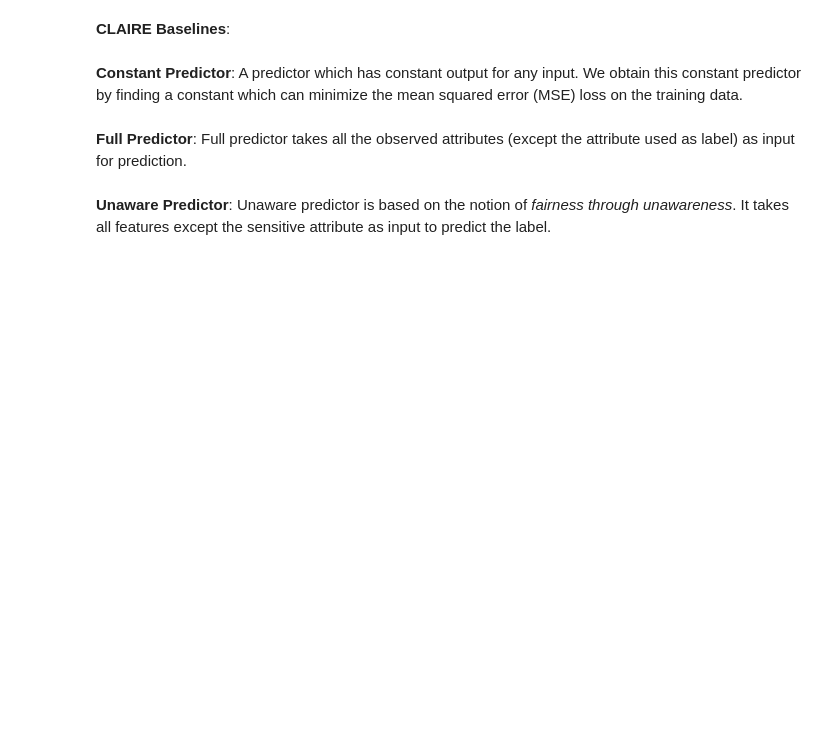
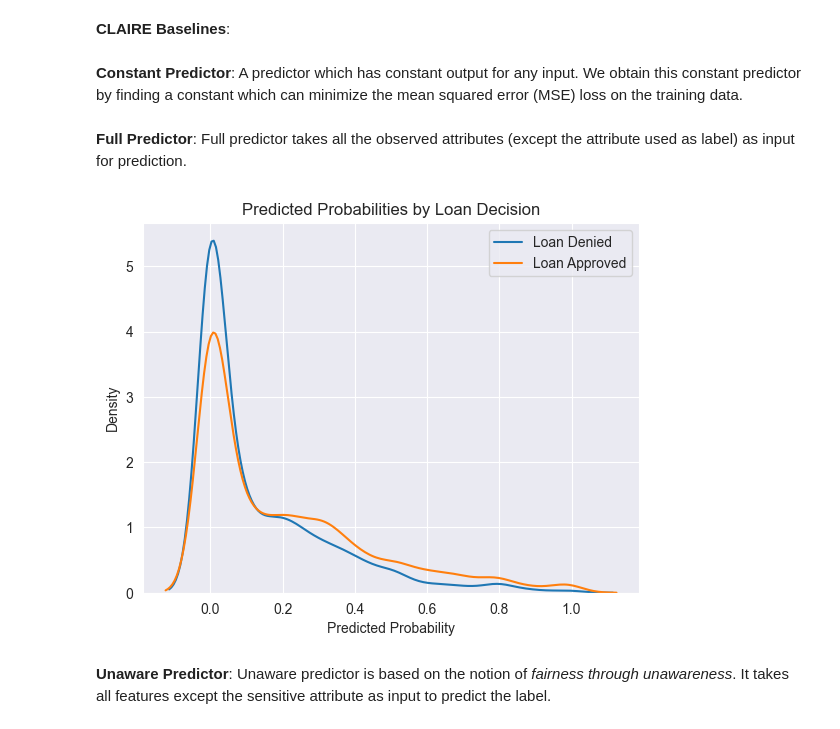
Before and after one commit to dianaggomez/FADE_extension, a Jupyter notebook: notebooks/Baselines.ipynb, the cells around one changed output. Cells and saved outputs as stored; diff of their text form; code cells hidden in the pictures; blank space fills up the shorter version.

```diff
--- a/notebooks/Baselines.ipynb
+++ b/notebooks/Baselines.ipynb
@@ -108,6 +109,19 @@ model_full.fit(train_data[all_covariates], train_data[outcome])
 
 results_full = evaluate(model_full, val_data, all_covariates, protected, outcome)
 metrics_val.append({'model': 'Full', **results_full})
+# %%
+preds_full = predict(model_full, val_data[all_covariates])
+val_full = val_data.copy().assign(preds_full=preds_full)
+
+sns.kdeplot(val_full.loc[val_full[decision].eq(0), 'preds_full'], label='Loan Denied')
+sns.kdeplot(val_full.loc[val_full[decision].eq(1), 'preds_full'], label='Loan Approved')
+plt.xlabel('Predicted Probability')
+plt.ylabel('Density')
+plt.title('Predicted Probabilities by Loan Decision')
+plt.legend()
+plt.show()
+# %% [output]
+[figure, added]
 # %% [markdown]
 **Unaware Predictor**: Unaware predictor is based on the notion of *fairness through unawareness*. It takes all features except the sensitive attribute as input to predict the label.
 # %%
```
Also changed, not shown: parts of 3 cells of this notebook.
